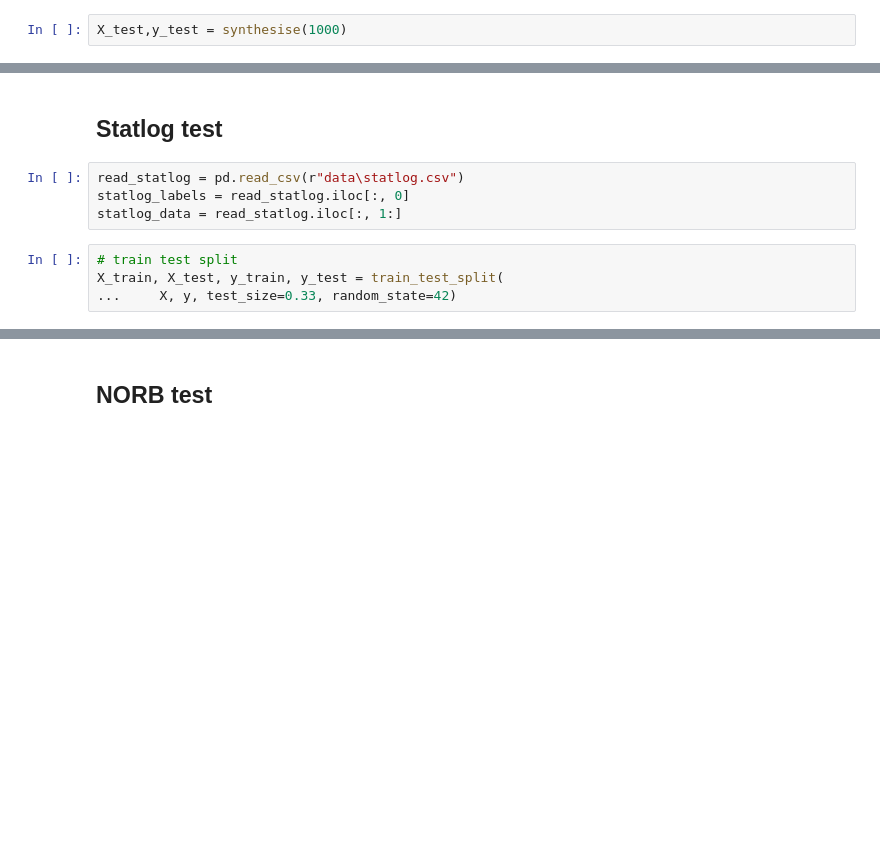
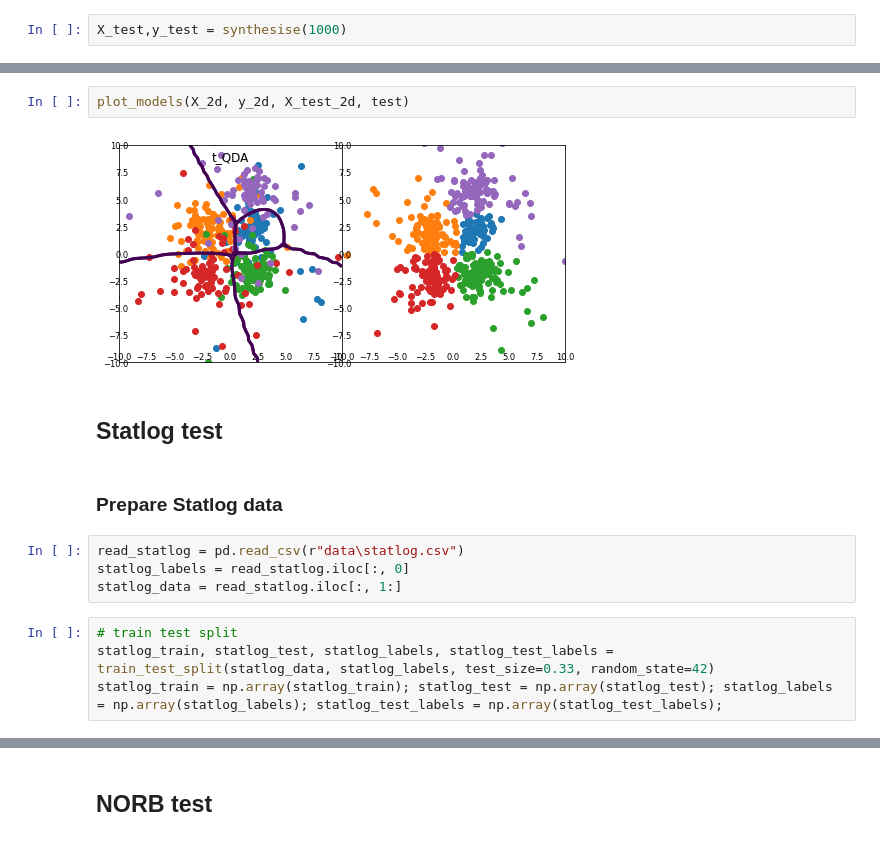
Before and after one commit to Andrewwango/femda, a Jupyter notebook: experiment_LDA.ipynb, the cells around one changed output, grey strips where cells are left out. Cells and saved outputs as stored; diff of their text form; blank space fills up the shorter version.

```diff
--- a/experiment_LDA.ipynb
+++ b/experiment_LDA.ipynb
@@ -254,10 +419,16 @@ AMI 0.47726
+# %%
+plot_models(X_2d, y_2d, X_test_2d, test)
+# %% [output]
+[figure, added]
 # %% [markdown]
 ## Statlog test
+# %% [markdown]
+### Prepare Statlog data
 # %%
 read_statlog = pd.read_csv(r"data\statlog.csv")
 statlog_labels = read_statlog.iloc[:, 0]
 statlog_data = read_statlog.iloc[:, 1:]
-# %%
-# train test split
-X_train, X_test, y_train, y_test = train_test_split(
-...     X, y, test_size=0.33, random_state=42)
+# %%
+# train test split
+statlog_train, statlog_test, statlog_labels, statlog_test_labels = train_test_split(statlog_data, statlog_labels, test_size=0.33, random_state=42)
+statlog_train = np.array(statlog_train); statlog_test = np.array(statlog_test); statlog_labels = np.array(statlog_labels); statlog_test_labels = np.array(statlog_test_labels);
```
Also changed, not shown: parts of 51 cells of this notebook, 3 other files.
